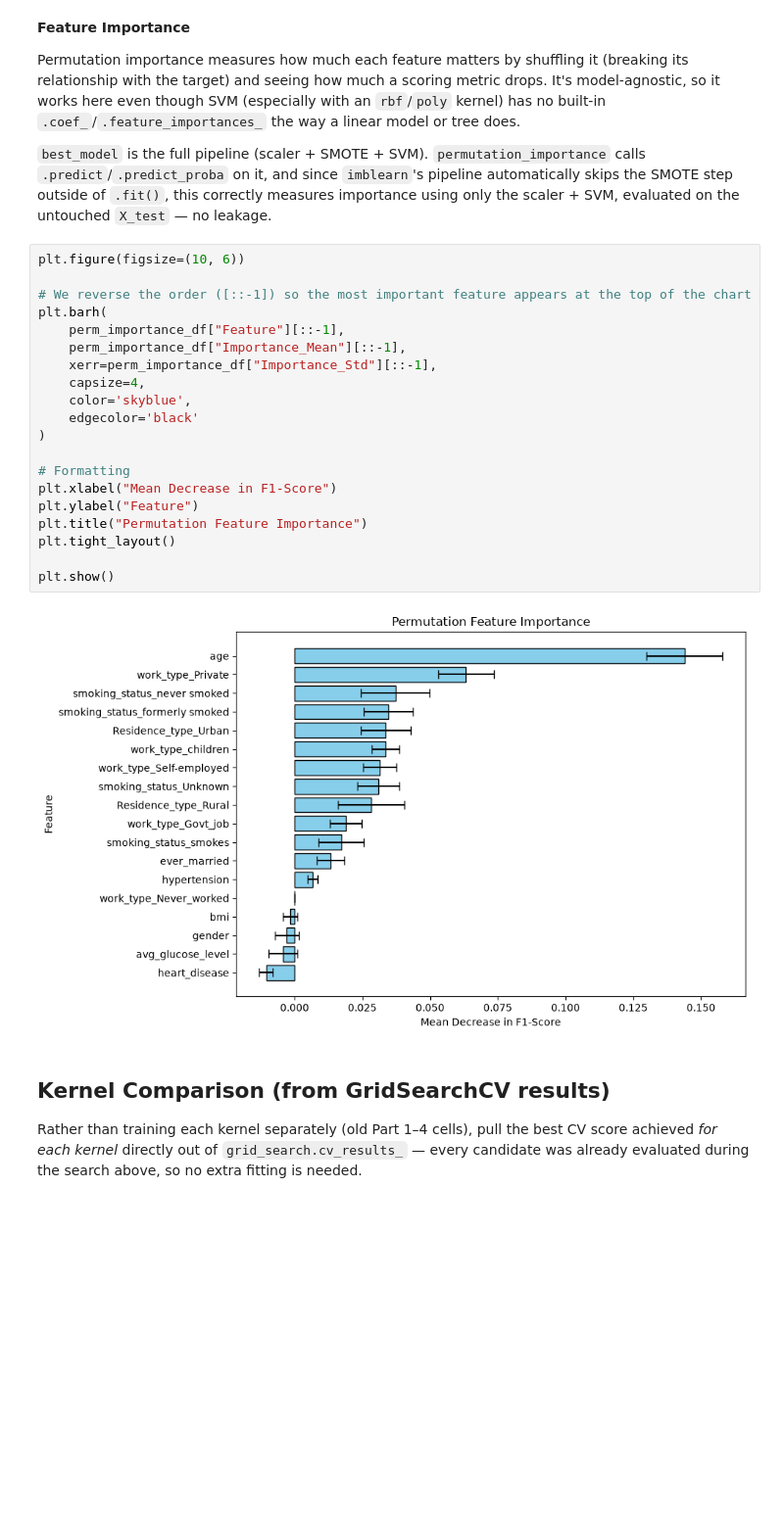
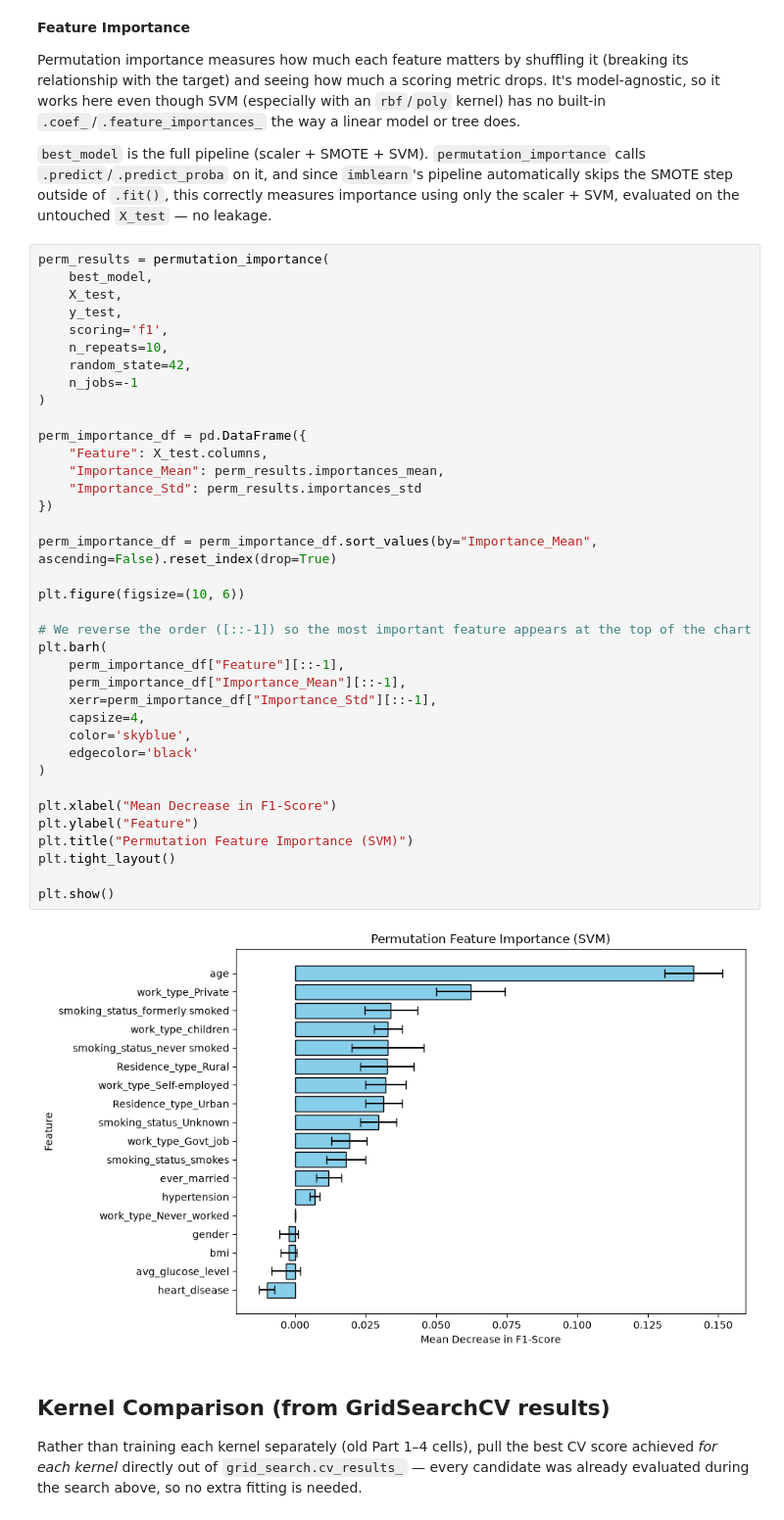
Before and after one commit to bn1ce/stroke_prediction, a Jupyter notebook: SVM.ipynb, the cells around one changed output. Shown at 98% size. Drawn from its saved outputs; the diff is of its cells as text; blank space fills up the shorter version.

```diff
--- a/SVM.ipynb
+++ b/SVM.ipynb
@@ -613,27 +614,44 @@ Permutation importance measures how much each feature matters by shuffling it (b
 
 `best_model` is the full pipeline (scaler + SMOTE + SVM). `permutation_importance` calls `.predict`/`.predict_proba` on it, and since `imblearn`'s pipeline automatically skips the SMOTE step outside of `.fit()`, this correctly measures importance using only the scaler + SVM, evaluated on the untouched `X_test` — no leakage.
 # %%
+perm_results = permutation_importance(
+    best_model,
+    X_test,
+    y_test,
+    scoring='f1',
+    n_repeats=10,
+    random_state=42,
+    n_jobs=-1
+)
+
+perm_importance_df = pd.DataFrame({
+    "Feature": X_test.columns,
+    "Importance_Mean": perm_results.importances_mean,
+    "Importance_Std": perm_results.importances_std
+})
+
+perm_importance_df = perm_importance_df.sort_values(by="Importance_Mean", ascending=False).reset_index(drop=True)
+
 plt.figure(figsize=(10, 6))
 
 # We reverse the order ([::-1]) so the most important feature appears at the top of the chart
 plt.barh(
     perm_importance_df["Feature"][::-1],
     perm_importance_df["Importance_Mean"][::-1],
     xerr=perm_importance_df["Importance_Std"][::-1],
     capsize=4,
     color='skyblue',
     edgecolor='black'
 )
 
-# Formatting
 plt.xlabel("Mean Decrease in F1-Score")
 plt.ylabel("Feature")
-plt.title("Permutation Feature Importance")
+plt.title("Permutation Feature Importance (SVM)")
 plt.tight_layout()
 
 plt.show()
 # %% [output]
-[figure, old version]
+[figure, new version]
 # %% [markdown]
 ## Kernel Comparison (from GridSearchCV results)
 
```
Also changed, not shown: parts of 3 cells of this notebook.
